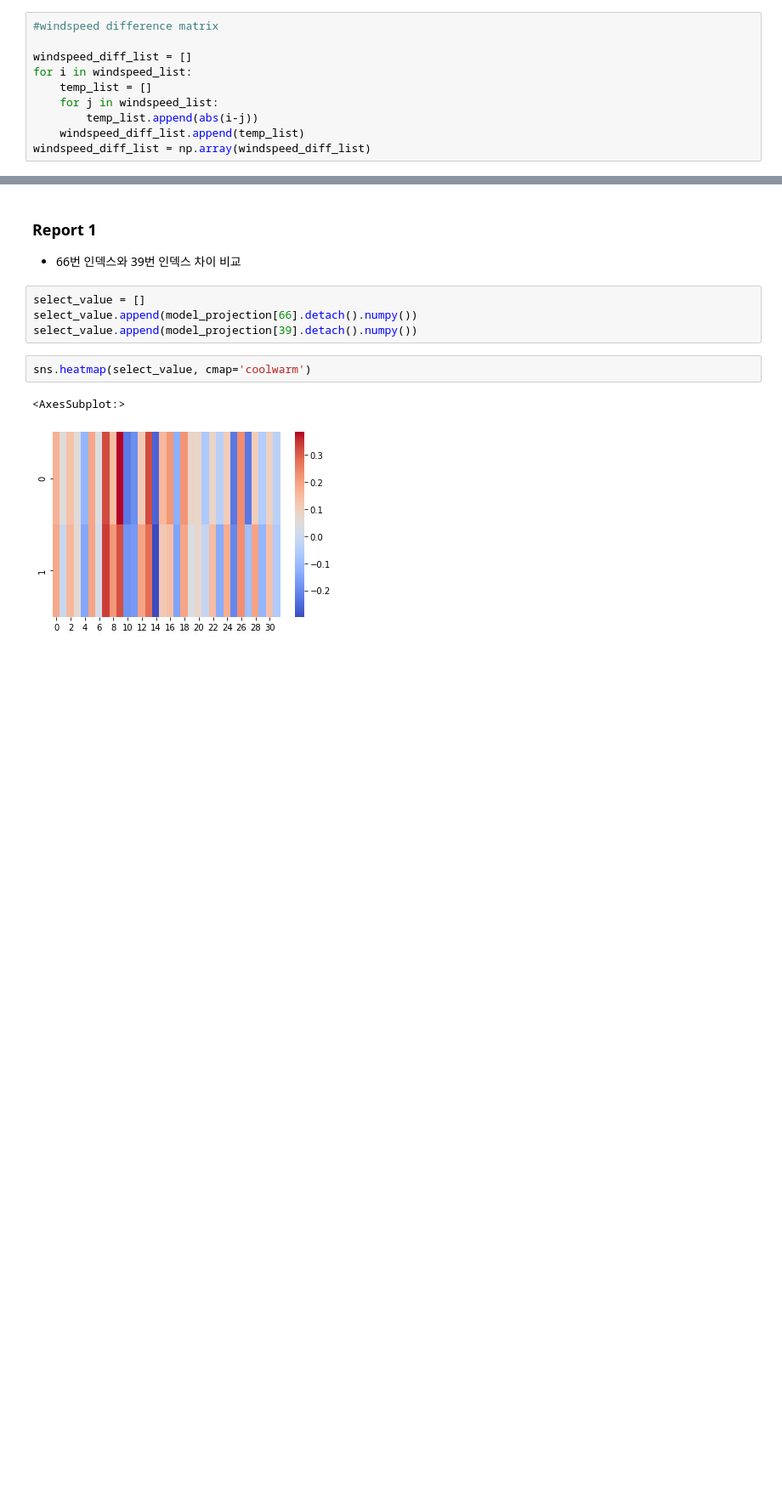
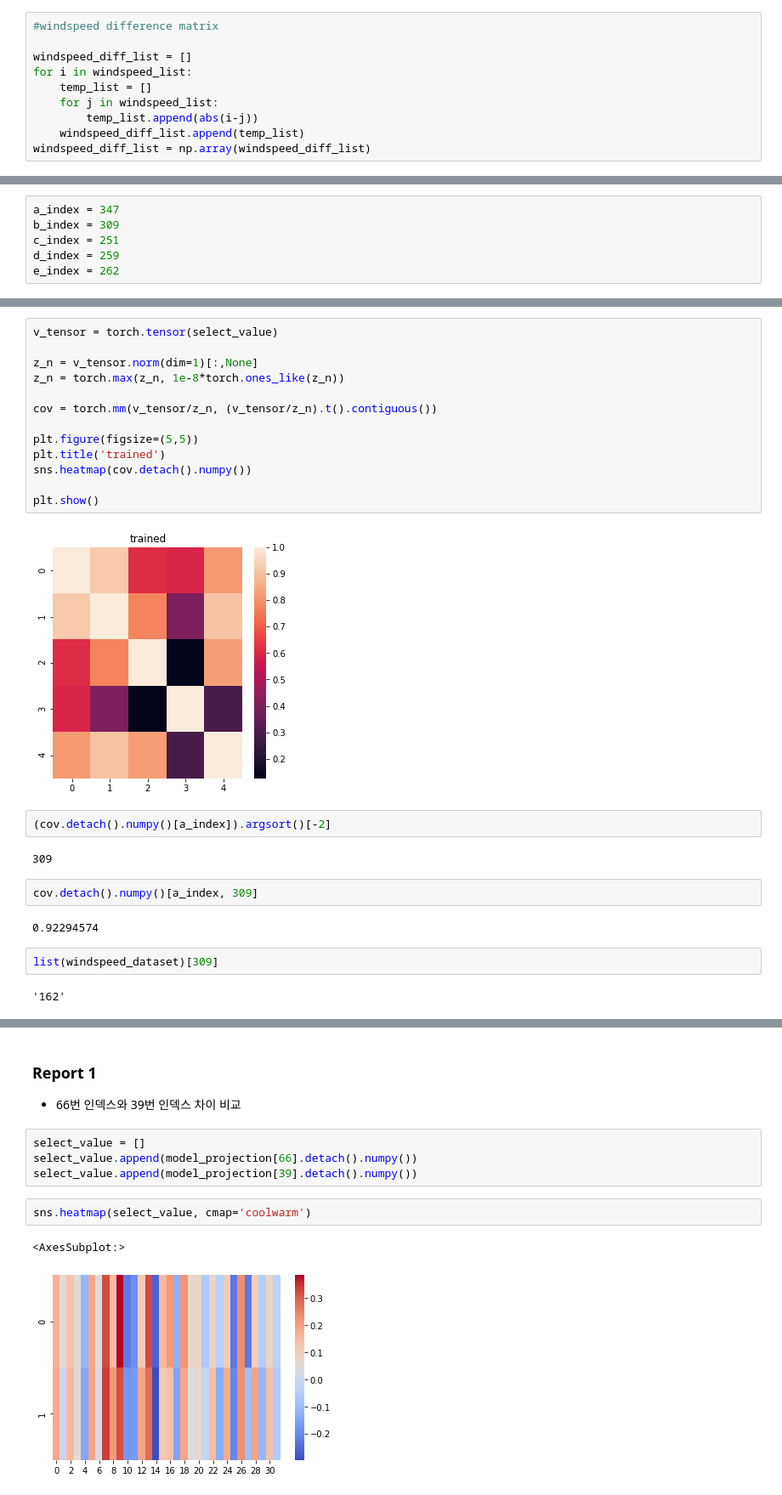
Before and after one commit to February24-Lee/PyTorch-VAE, a Jupyter notebook: _Analysis_SimCLR_RGB_latent_vector_analysis_with_windspeed.ipynb, the cells around one changed output, grey strips where cells are left out. Shown at 85% size. Cells and saved outputs as stored; diff of their text form; blank space fills up the shorter version.

```diff
--- a/_Analysis_SimCLR_RGB_latent_vector_analysis_with_windspeed.ipynb
+++ b/_Analysis_SimCLR_RGB_latent_vector_analysis_with_windspeed.ipynb
@@ -135,0 +258,6 @@ plt.show()
+# %%
+a_index = 347
+b_index = 309
+c_index = 251
+d_index = 259
+e_index = 262
@@ -135,0 +312,27 @@ plt.show()
+# %%
+v_tensor = torch.tensor(select_value)
+
+z_n = v_tensor.norm(dim=1)[:,None]
+z_n = torch.max(z_n, 1e-8*torch.ones_like(z_n))
+
+cov = torch.mm(v_tensor/z_n, (v_tensor/z_n).t().contiguous())
+
+plt.figure(figsize=(5,5))
+plt.title('trained')
+sns.heatmap(cov.detach().numpy())
+
+plt.show()
+# %% [output]
+[figure, added]
+# %%
+(cov.detach().numpy()[a_index]).argsort()[-2]
+# %% [output]
+309
+# %%
+cov.detach().numpy()[a_index, 309]
+# %% [output]
+0.92294574
+# %%
+list(windspeed_dataset)[309]
+# %% [output]
+'162'
```
Also changed, not shown: parts of 20 cells of this notebook, 4 other files.
